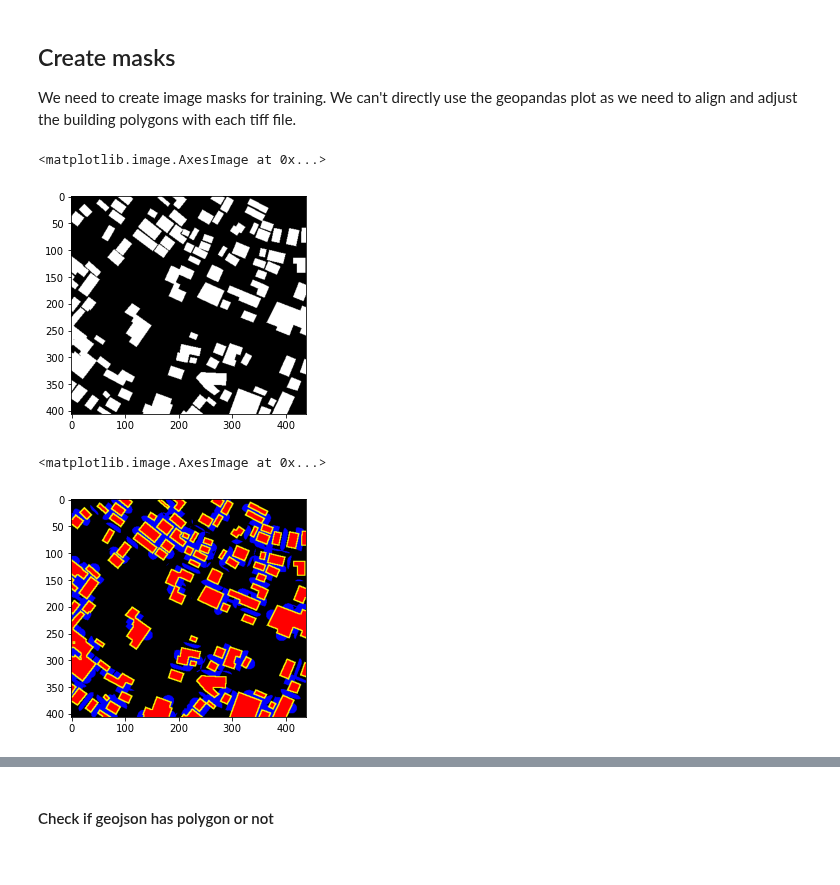
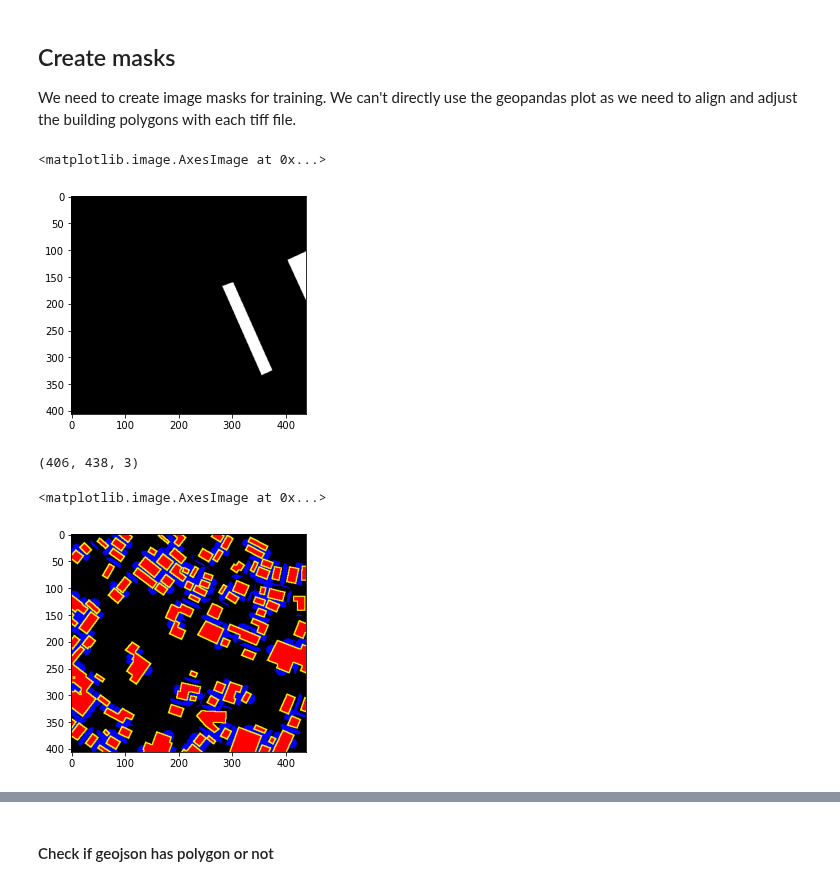
Before and after one commit to ThinkOcean-India-Research/asdi-hackathon, a Jupyter notebook: building-detection/create_masks.ipynb, the cells around one changed output, grey strips where cells are left out. Cells and saved outputs as stored; diff of their text form; code cells hidden in the pictures.

```diff
--- a/building-detection/create_masks.ipynb
+++ b/building-detection/create_masks.ipynb
@@ -112,23 +108,31 @@ min: 0, max: 255
 ## Create masks
 We need to create image masks for training. We can't directly use the geopandas plot as we need to align and adjust the building polygons with each tiff file.
 # %%
-filename = 'AOI_1_RIO_img1200'
+filename = 'AOI_1_RIO_img30'
 m = sol.vector.mask.footprint_mask(
     df = gpd.read_file(f'{GEOJSON_PATH}/Geo_{filename}.geojson'),
     reference_im = f'{SATELLITE_IMAGERY_PATH}/3band_{filename}.tif'
 )
 plt.imshow(m, cmap='gray')
 # %% [output]
 <matplotlib.image.AxesImage at 0x...>
-[figure, old version]
+[figure, new version]
 # %%
+# filename = 'AOI_1_RIO_img30'
+filename = 'AOI_1_RIO_img1200'
+
+# error if shape not explicitly provided for img30 (no boundary- buildings not close enough
 fbc_m = sol.vector.mask.df_to_px_mask(
     df = gpd.read_file(f'{GEOJSON_PATH}/Geo_{filename}.geojson'),
     reference_im = f'{SATELLITE_IMAGERY_PATH}/3band_{filename}.tif',
     channels=['footprint', 'boundary', 'contact'],
-    boundary_width=5, contact_spacing=10, meters=True
+    # channels=['footprint','boundary'],
+    boundary_width=5, contact_spacing=10, meters=True,
+    shape= geoio.GeoImage(f'{SATELLITE_IMAGERY_PATH}/3band_{filename}.tif').get_data().shape[1:]
 )
+print(fbc_m.shape)
 plt.imshow(fbc_m)
 # %% [output]
-<matplotlib.image.AxesImage at 0x...>
+(406, 438, 3)
+<matplotlib.image.AxesImage at 0x...>
 [figure]
```
Also changed, not shown: parts of 14 cells of this notebook, 2 other files.
